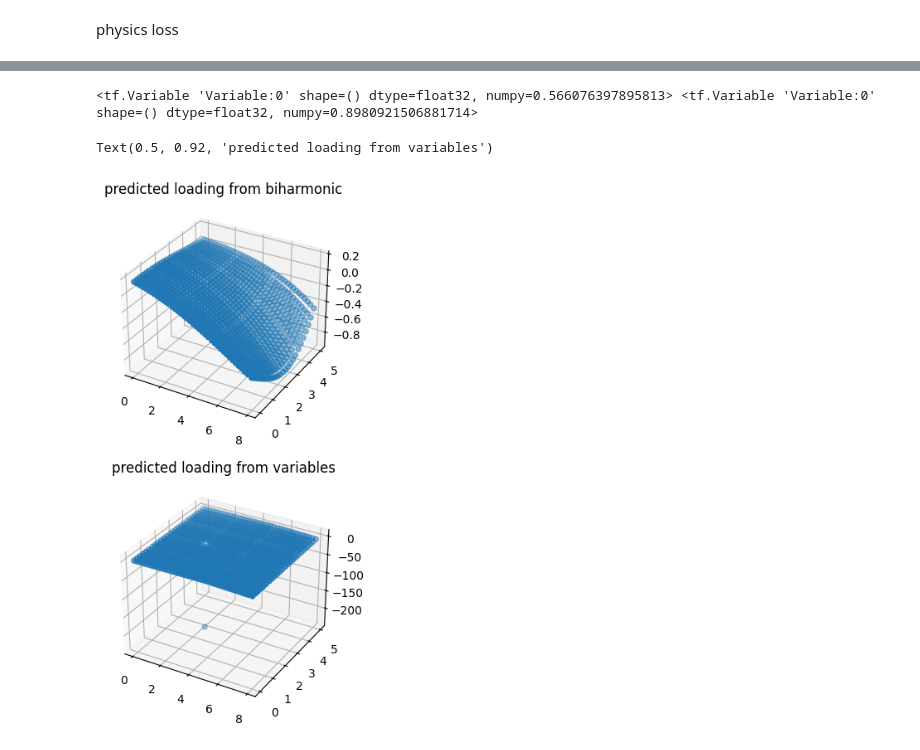
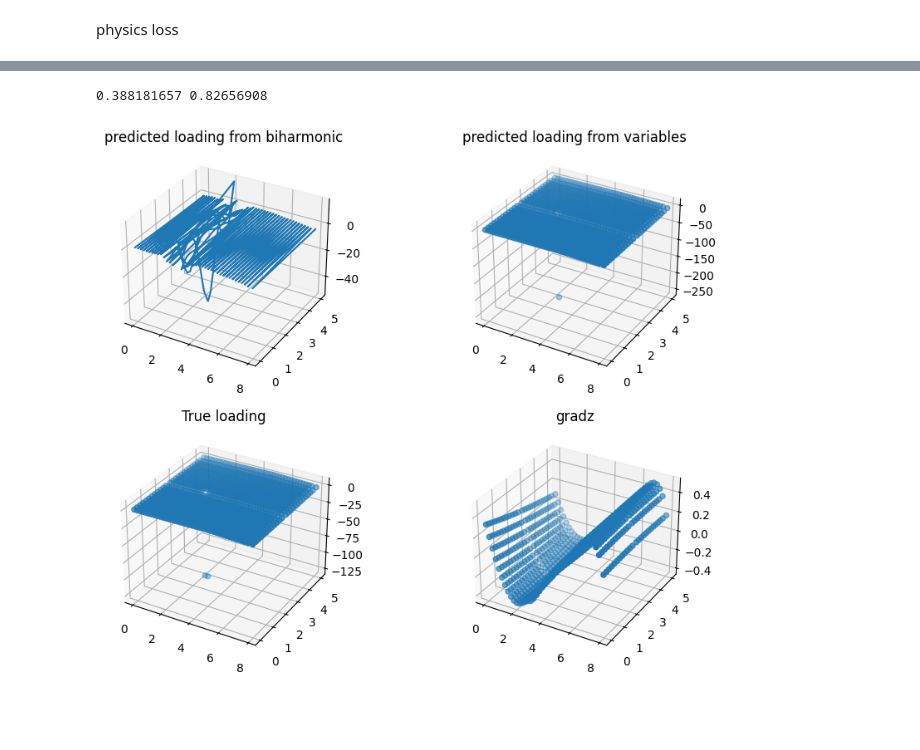
Before and after one commit to ShiyuanDengg/2D-Wall, a Jupyter notebook: 2D Propped Prediction .ipynb, the cells around one changed output, grey strips where cells are left out. Saved outputs shown, nothing was run; the diff lists cells and outputs as text; code cells hidden in the pictures; blank space fills up the shorter version.

```diff
--- a/2D Propped Prediction .ipynb
+++ b/2D Propped Prediction .ipynb
@@ -5,6 +7,6 @@ from mpl_toolkits.mplot3d import Axes3D
 # %%
 import os
-results = np.load('/Users/sean/Downloads/2D_Wall_Propped.npy')
+results = np.load('/Users/sean/Desktop/college/intern/2D Wall/2D_Wall_Propped.npy')
 # %%
 E = 3e10 #Pa
 nu = 0.2 # Poisson's ratio
@@ -155,20 +186,23 @@ def laplacian(inputs, func = model):
         grad = tape1.gradient(f, inputs)  # shape (N, D)
         dz, dx = tf.unstack(grad, axis = -1)
 
+
     dz2 = tf.unstack(tape2.gradient(dz, inputs), axis = -1)[0]
     dx2 = tf.unstack(tape2.gradient(dx, inputs), axis = -1)[1]
 
-    return dz2 + dx2
-
+    return dz2 / z_max**2 + dx2 / x_max**2
 
 def first_order_grad(inputs):
     with tf.GradientTape() as tape:
         tape.watch(inputs)
         f = model(inputs)
-    g = tape.gradient(f, inputs)
+    dz, dx = tf.unstack(tape.gradient(f, inputs), axis = -1)
+    dz = dz / z_max
+    dx = dx / x_max
+    g = tf.stack((dz, dx), axis = -1)
     return g
 # %%
-def gaussian_2D(z, x, dz, dx, force, xc = width/2, zc = z_prop, sigma = 3e-2):
+def gaussian_2D(z, x, dz, dx, force, xc = width/2, zc = z_prop, sigma = 1e-2):
 
   force, xc, zc, sigma = tf.cast(force, tf.float32), tf.cast(xc, tf.float32), tf.cast(zc, tf.float32), tf.cast(sigma, tf.float32)
 
@@ -182,11 +216,8 @@ def piecewise_q(z_norm_flatten_tf, x_norm_flatten_tf):  #input normalized
     z_phys = z_norm_flatten_tf * z_max
     q_s = tf.where(z_phys <= H_exposed, (m_a * gamma * Ka * z_phys), (m_a * gamma * Ka * z_phys - m_p*gamma*Kp*(z_phys-H_exposed)))
 
-    dz = z_sampled_raw[1,0] - z_sampled_raw[0,0]
-    dx = x_sampled_raw[0,1] - x_sampled_raw[0,0]
-
-    dz, dx = tf.cast(dz, tf.float32), tf.cast(dx, tf.float32)
-    q_prop = gaussian_2D(z_phys, x_norm_flatten_tf * x_max, dz, dx, zR_prop)
+    deltaz, deltax = tf.cast(deltaz, tf.float32), tf.cast(deltax, tf.float32)
+    q_prop = gaussian_2D(z_phys, x_norm_flatten_tf * x_max, deltaz, deltax, zR_prop)
     return q_s - q_prop
 q_test = piecewise_q(z_norm_flatten, x_norm_flatten)
 fig.add_axes(ax)
@@ -367,20 +416,28 @@ plt.show()
 # %%
 bih = laplacian(zxstack, laplacian)
 
 cut = 0
 fig = plt.figure(figsize=(10, 8))
 
-ax1 = fig.add_subplot(211, projection = '3d')
-ax1.scatter(z_flatten[cut*xdim:], x_flatten[cut*xdim:], bih[cut*xdim:])
+ax1 = fig.add_subplot(221, projection = '3d')
+ax1.plot(z_flatten[cut*xdim:], x_flatten[cut*xdim:], bih[cut*xdim:]* D * y_max / q_max)
 ax1.set_title('predicted loading from biharmonic')
 
-print(m_a, m_p)
+q_params = piecewise_q(z_norm_flatten_tf, x_norm_flatten_tf)
+ax2 = fig.add_subplot(222, projection = '3d')
+ax2.scatter(z_flatten[cut*xdim:], x_flatten[cut*xdim:], q_params[cut*xdim:]/q_max)
+ax2.set_title('predicted loading from variables')
 
-q_params = piecewise_q(z_norm_flatten_tf, x_norm_flatten_tf)
-ax1 = fig.add_subplot(212, projection = '3d')
-ax1.scatter(z_flatten[cut*xdim:], x_flatten[cut*xdim:], q_params[cut*xdim:]/q_max)
-ax1.set_title('predicted loading from variables')
+q_true = q_soil_smooth(z_flatten) - gaussian_2D(z_flatten, x_flatten, deltaz, deltax, zR_prop)
+ax3 = fig.add_subplot(223, projection = '3d')
+ax3.scatter(z_flatten[cut*xdim:], x_flatten[cut*xdim:], q_true[cut*xdim:]/q_max)
+ax3.set_title('True loading')
+
+gz, gx = tf.unstack(first_order_grad(zxstack), axis = -1)
+ax4 = fig.add_subplot(224, projection = '3d')
+ax4.scatter(z_flatten[cut*xdim:], x_flatten[cut*xdim:], gz[cut*xdim:])
+ax4.set_title('gradz')
+tf.print(m_a, m_p)
 # %% [output]
-<tf.Variable 'Variable:0' shape=() dtype=float32, numpy=0.566076397895813> <tf.Variable 'Variable:0' shape=() dtype=float32, numpy=0.8980921506881714>
+0.388181657 0.82656908
-Text(0.5, 0.92, 'predicted loading from variables')
-[figure, old version]
+[figure, new version]
```
Also changed, not shown: parts of 13 cells of this notebook, 2 other files.
